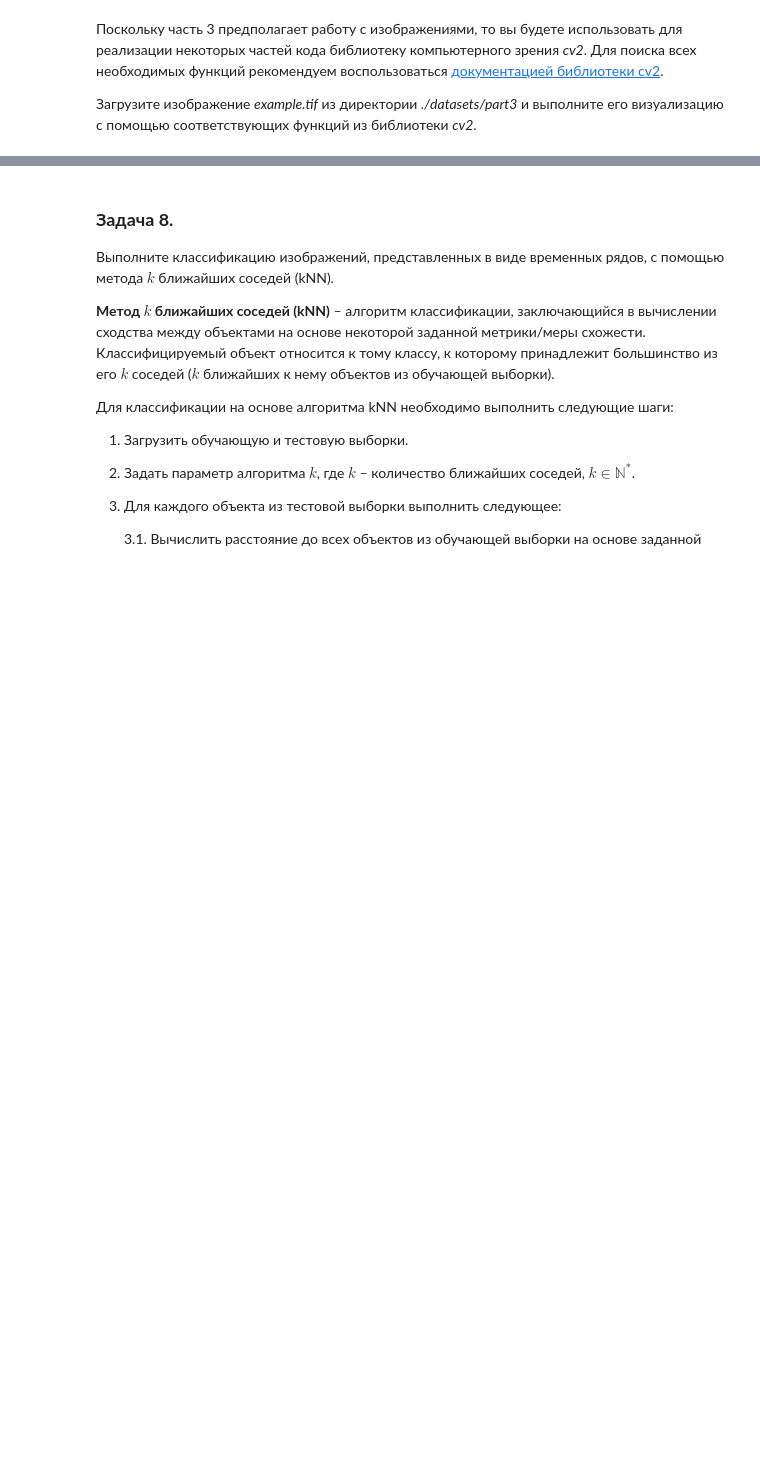
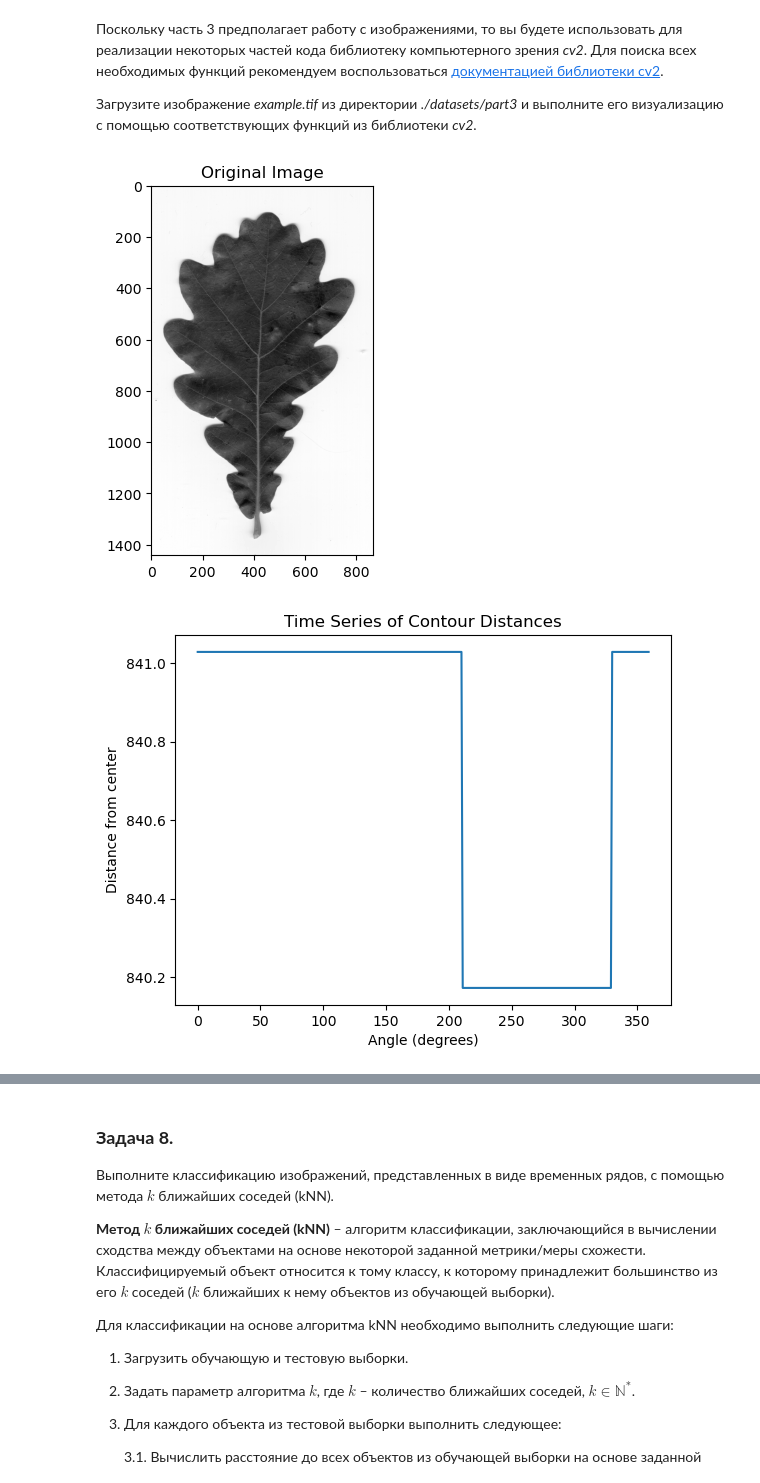
Before and after one commit to wilkak/2024-Gorbunov-TimeSeriesCourse, a Jupyter notebook: practice/01 Basics/01 Basics.ipynb, the cells around one changed output, grey strips where cells are left out. Cells and saved outputs as stored; diff of their text form; code cells hidden in the pictures; blank space fills up the shorter version.

```diff
--- a/practice/01 Basics/01 Basics.ipynb
+++ b/practice/01 Basics/01 Basics.ipynb
@@ -385,3 +462,62 @@ T = \{t_i\}_{i=1}^K,\;где \; t_i = dist(O, P_i), \; P_i \in P.
+# %%
+import cv2
+import numpy as np
+import matplotlib.pyplot as plt
+
+# Загрузка изображения
+image_path = './datasets/part3/example.tif'
+image = cv2.imread(image_path, cv2.IMREAD_GRAYSCALE)
+
+# Визуализация изображения
+plt.imshow(image, cmap='gray')
+plt.title('Original Image')
+plt.show()
+
+# Поиск контура и центра масс объекта
+# Применение пороговой обработки для выделения объекта
+_, thresh = cv2.threshold(image, 127, 255, cv2.THRESH_BINARY)
+
+# Поиск контуров
+contours, _ = cv2.findContours(thresh, cv2.RETR_EXTERNAL, cv2.CHAIN_APPROX_SIMPLE)
+
+# Выбор самого большого контура
+contour = max(contours, key=cv2.contourArea)
+
+# Нахождение моментов изображения для вычисления центра масс
+M = cv2.moments(contour)
+cx = int(M['m10'] / M['m00'])  # координата центра по X
+cy = int(M['m01'] / M['m00'])  # координата центра по Y
+
+# Поворот луча и нахождение пересечений с контуром
+alpha = 1  # угол поворота в градусах
+angles = np.arange(0, 360, alpha)
+distances = []
+
+for angle in angles:
+    # Вычисление направления луча
+    theta = np.radians(angle)
+    direction = np.array([np.cos(theta), np.sin(theta)])
+
+    # Нахождение пересечений луча с контуром
+    max_distance = 0
+    for point in contour:
+        px, py = point[0]
+        vector = np.array([px - cx, py - cy])
+        distance = np.linalg.norm(vector)
+        if np.dot(vector, direction) > 0:  # проверка направления точки
+            max_distance = max(max_distance, distance)
+
+    distances.append(max_distance)
+
+# Визуализация временного ряда
+plt.plot(angles, distances)
+plt.title('Time Series of Contour Distances')
+plt.xlabel('Angle (degrees)')
+plt.ylabel('Distance from center')
+plt.show()
+# %% [output]
+[figure, added]
+[figure, added]
 # %% [markdown]
 За конвертацию изображения во временной ряд с помощью описанного выше метода отвечает функция `image2ts()` из модуля *image_converter.py*. Прежде чем исходное изображение будет преобразовано во временной ряд, сначала оно должно пройти этап предварительной обработки. Предварительная обработка включает в себя следующие шаги:
 
```
Also changed, not shown: parts of 31 cells of this notebook, 5 other files.
